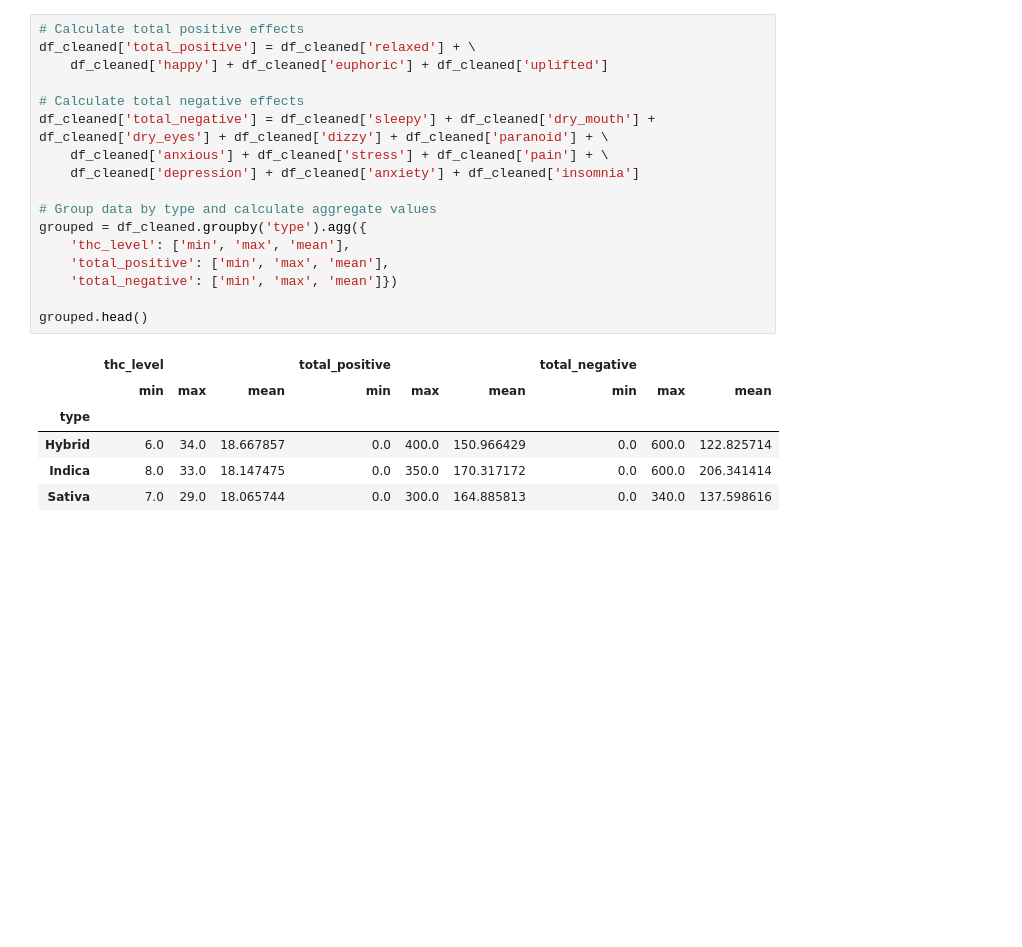
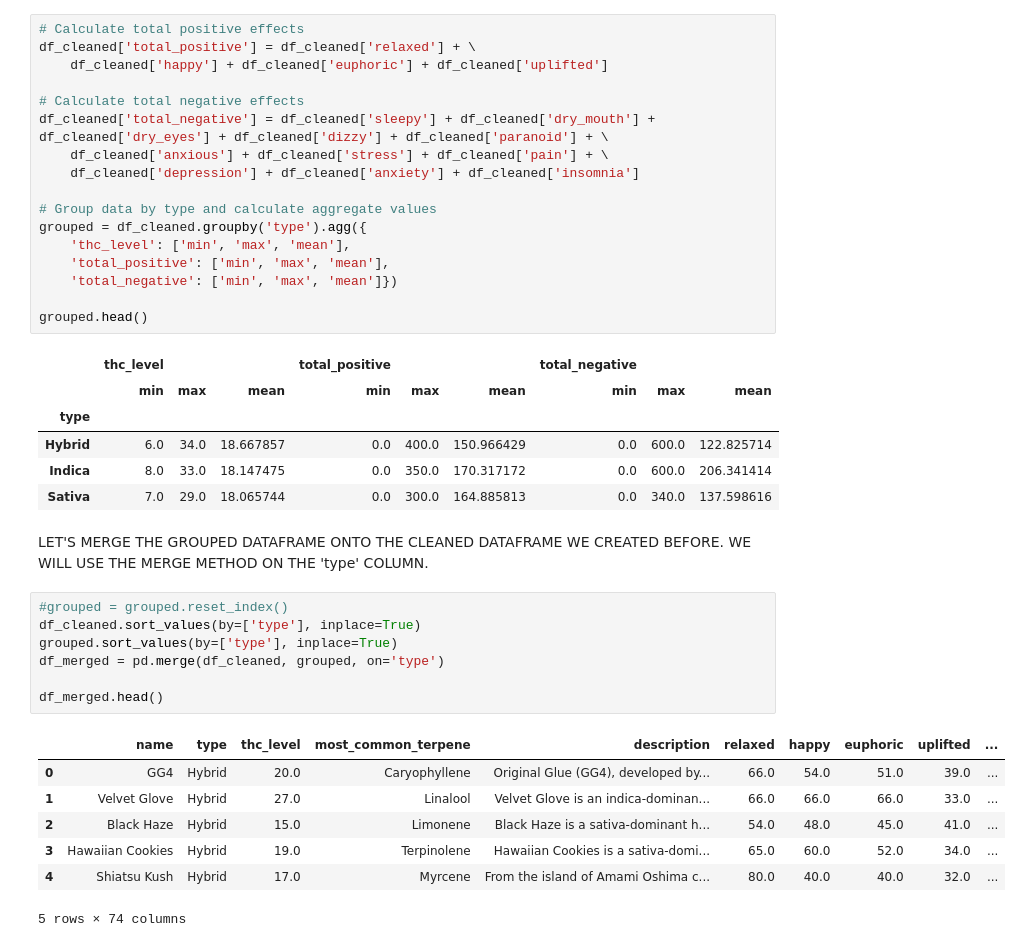
Before and after one commit to sergeveli/CognixiaClasses, a Jupyter notebook: solo_projects/cannabis_project/cannabis_dataset.ipynb, the cells around one changed output. Saved outputs shown, nothing was run; the diff lists cells and outputs as text; blank space fills up the shorter version.

```diff
--- a/solo_projects/cannabis_project/cannabis_dataset.ipynb
+++ b/solo_projects/cannabis_project/cannabis_dataset.ipynb
@@ -205,3 +193,20 @@ grouped.head()
 | Hybrid | 6.0 | 34.0 | 18.667857 | 0.0 | 400.0 | 150.966429 | 0.0 | 600.0 | 122.825714 |
 | Indica | 8.0 | 33.0 | 18.147475 | 0.0 | 350.0 | 170.317172 | 0.0 | 600.0 | 206.341414 |
 | Sativa | 7.0 | 29.0 | 18.065744 | 0.0 | 300.0 | 164.885813 | 0.0 | 340.0 | 137.598616 |
+# %% [markdown]
+LET'S MERGE THE GROUPED DATAFRAME ONTO THE CLEANED DATAFRAME WE CREATED BEFORE. WE WILL USE THE MERGE METHOD ON THE 'type' COLUMN.
+# %%
+#grouped = grouped.reset_index()
+df_cleaned.sort_values(by=['type'], inplace=True)
+grouped.sort_values(by=['type'], inplace=True)
+df_merged = pd.merge(df_cleaned, grouped, on='type')
+
+df_merged.head()
+# %% [output]
+|  | name | type | thc_level | most_common_terpene | description | relaxed | happy | euphoric | uplifted | ... |
+| 0 | GG4 | Hybrid | 20.0 | Caryophyllene | Original Glue (GG4), developed by... | 66.0 | 54.0 | 51.0 | 39.0 | ... |
+| 1 | Velvet Glove | Hybrid | 27.0 | Linalool | Velvet Glove is an indica-dominan... | 66.0 | 66.0 | 66.0 | 33.0 | ... |
+| 2 | Black Haze | Hybrid | 15.0 | Limonene | Black Haze is a sativa-dominant h... | 54.0 | 48.0 | 45.0 | 41.0 | ... |
+| 3 | Hawaiian Cookies | Hybrid | 19.0 | Terpinolene | Hawaiian Cookies is a sativa-domi... | 65.0 | 60.0 | 52.0 | 34.0 | ... |
+| 4 | Shiatsu Kush | Hybrid | 17.0 | Myrcene | From the island of Amami Oshima c... | 80.0 | 40.0 | 40.0 | 32.0 | ... |
+5 rows × 74 columns
```
Also changed, not shown: parts of 13 cells of this notebook.
